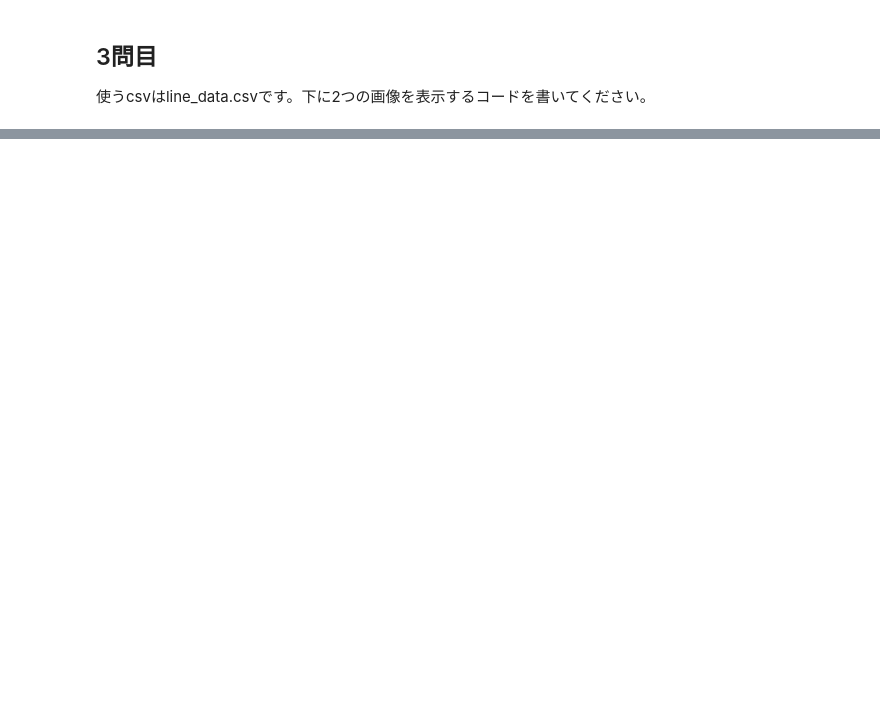
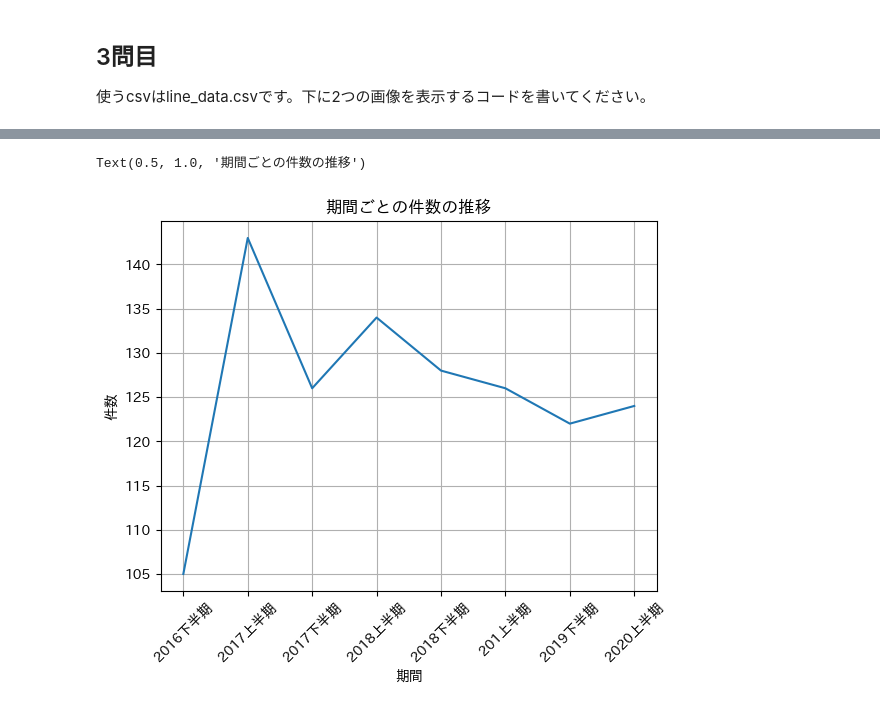
Before and after one commit to Tomohiro-Morishita/Basic-Python, a Jupyter notebook: matplotlib_exercise.ipynb, the cells around one changed output, grey strips where cells are left out. Saved outputs shown, nothing was run; the diff lists cells and outputs as text; code cells hidden in the pictures; blank space fills up the shorter version.

```diff
--- a/matplotlib_exercise.ipynb
+++ b/matplotlib_exercise.ipynb
@@ -47,3 +58,16 @@ df_hist
 ![問3_1](./imgs/matplotlib/plot_3_1.png)
 # %% [markdown]
 ![問3_2](./imgs/matplotlib/plot_3_2.png)
+# %%
+df_line = pd.read_csv("data/line_data.csv")
+fig, ax_3 =plt.subplots()
+ax_3.plot(df_line["期間"], df_line["件数"])
+ax_3.set_xlabel("期間")
+ax_3.set_ylabel("件数")
+
+plt.xticks(rotation=45)
+plt.grid()
+plt.title("期間ごとの件数の推移")
+# %% [output]
+Text(0.5, 1.0, '期間ごとの件数の推移')
+[figure, added]
```
Also changed, not shown: parts of 4 cells of this notebook.
